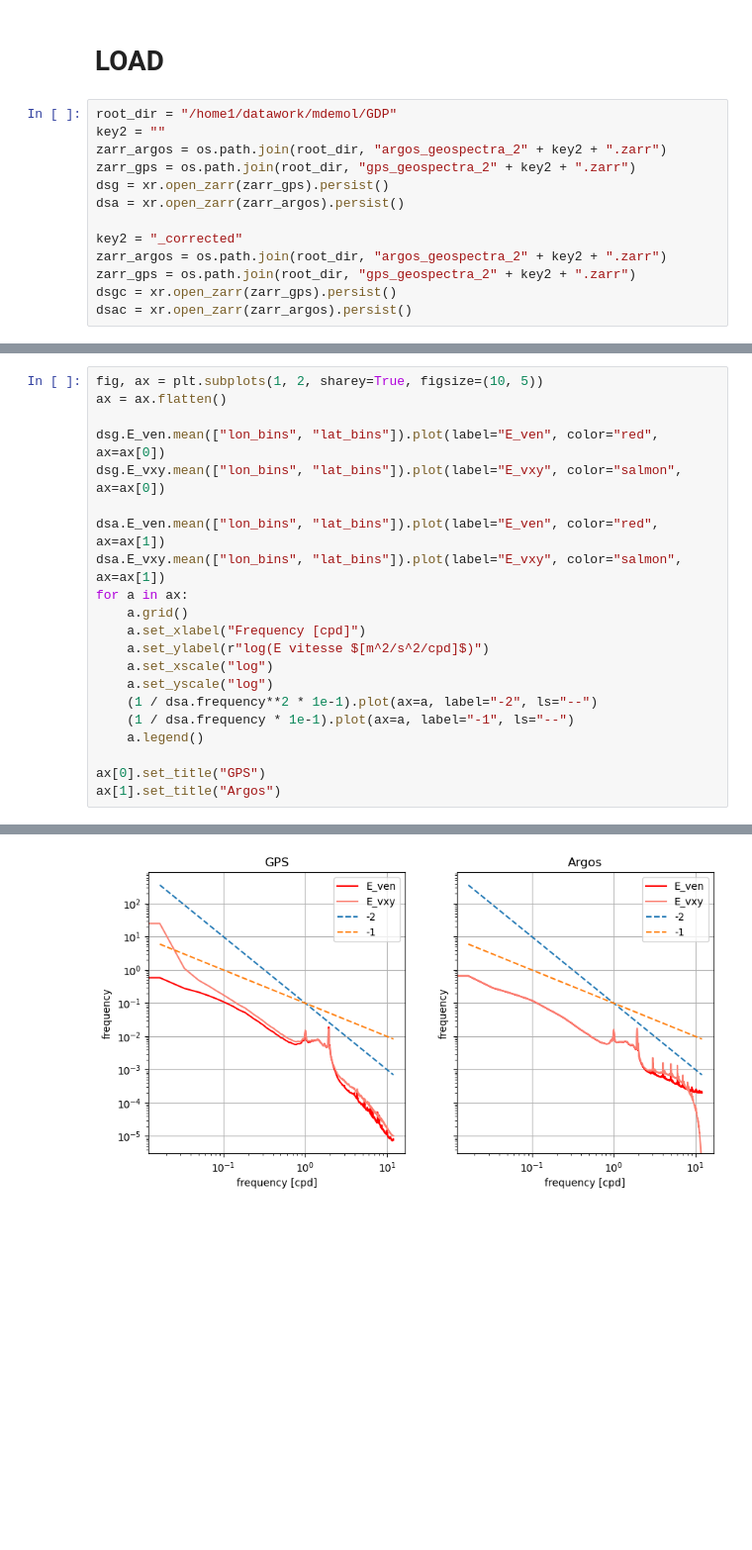
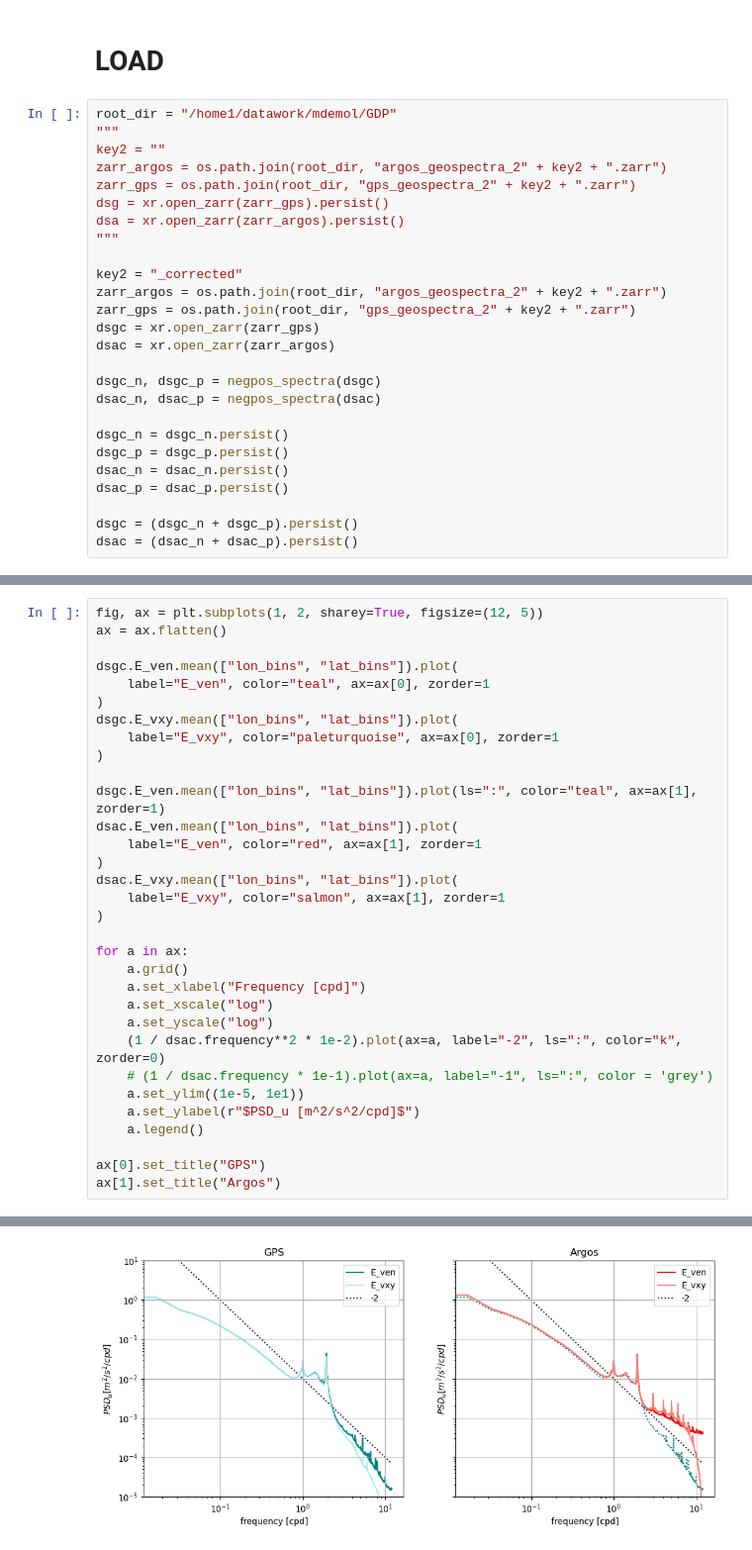
Before and after one commit to margot-demol/PhD, a Jupyter notebook: GDP/diag_spectral_analysis.ipynb, the cells around one changed output, grey strips where cells are left out. Shown at 99% size. Saved outputs shown, nothing was run; the diff lists cells and outputs as text; blank space fills up the shorter version.

Commit message:
noise integration and fit on spectra

```diff
--- a/GDP/diag_spectral_analysis.ipynb
+++ b/GDP/diag_spectral_analysis.ipynb
@@ -63,14 +63,27 @@ Workers
 # LOAD
 # %%
 root_dir = "/home1/datawork/mdemol/GDP"
+"""
 key2 = ""
 zarr_argos = os.path.join(root_dir, "argos_geospectra_2" + key2 + ".zarr")
 zarr_gps = os.path.join(root_dir, "gps_geospectra_2" + key2 + ".zarr")
 dsg = xr.open_zarr(zarr_gps).persist()
 dsa = xr.open_zarr(zarr_argos).persist()
+"""
 
 key2 = "_corrected"
 zarr_argos = os.path.join(root_dir, "argos_geospectra_2" + key2 + ".zarr")
 zarr_gps = os.path.join(root_dir, "gps_geospectra_2" + key2 + ".zarr")
-dsgc = xr.open_zarr(zarr_gps).persist()
-dsac = xr.open_zarr(zarr_argos).persist()
+dsgc = xr.open_zarr(zarr_gps)
+dsac = xr.open_zarr(zarr_argos)
+
+dsgc_n, dsgc_p = negpos_spectra(dsgc)
+dsac_n, dsac_p = negpos_spectra(dsac)
+
+dsgc_n = dsgc_n.persist()
+dsgc_p = dsgc_p.persist()
+dsac_n = dsac_n.persist()
+dsac_p = dsac_p.persist()
+
+dsgc = (dsgc_n + dsgc_p).persist()
+dsac = (dsac_n + dsac_p).persist()
@@ -85,25 +93,36 @@ _______
 # %%
-fig, ax = plt.subplots(1, 2, sharey=True, figsize=(10, 5))
+fig, ax = plt.subplots(1, 2, sharey=True, figsize=(12, 5))
 ax = ax.flatten()
 
-dsg.E_ven.mean(["lon_bins", "lat_bins"]).plot(label="E_ven", color="red", ax=ax[0])
-dsg.E_vxy.mean(["lon_bins", "lat_bins"]).plot(label="E_vxy", color="salmon", ax=ax[0])
+dsgc.E_ven.mean(["lon_bins", "lat_bins"]).plot(
+    label="E_ven", color="teal", ax=ax[0], zorder=1
+)
+dsgc.E_vxy.mean(["lon_bins", "lat_bins"]).plot(
+    label="E_vxy", color="paleturquoise", ax=ax[0], zorder=1
+)
 
-dsa.E_ven.mean(["lon_bins", "lat_bins"]).plot(label="E_ven", color="red", ax=ax[1])
-dsa.E_vxy.mean(["lon_bins", "lat_bins"]).plot(label="E_vxy", color="salmon", ax=ax[1])
+dsgc.E_ven.mean(["lon_bins", "lat_bins"]).plot(ls=":", color="teal", ax=ax[1], zorder=1)
+dsac.E_ven.mean(["lon_bins", "lat_bins"]).plot(
+    label="E_ven", color="red", ax=ax[1], zorder=1
+)
+dsac.E_vxy.mean(["lon_bins", "lat_bins"]).plot(
+    label="E_vxy", color="salmon", ax=ax[1], zorder=1
+)
+
 for a in ax:
     a.grid()
     a.set_xlabel("Frequency [cpd]")
-    a.set_ylabel(r"log(E vitesse $[m^2/s^2/cpd]$)")
     a.set_xscale("log")
     a.set_yscale("log")
-    (1 / dsa.frequency**2 * 1e-1).plot(ax=a, label="-2", ls="--")
-    (1 / dsa.frequency * 1e-1).plot(ax=a, label="-1", ls="--")
+    (1 / dsac.frequency**2 * 1e-2).plot(ax=a, label="-2", ls=":", color="k", zorder=0)
+    # (1 / dsac.frequency * 1e-1).plot(ax=a, label="-1", ls=":", color = 'grey')
+    a.set_ylim((1e-5, 1e1))
+    a.set_ylabel(r"$PSD_u [m^2/s^2/cpd]$")
     a.legend()
 
 ax[0].set_title("GPS")
 ax[1].set_title("Argos")
 # %% [output]
 Text(0.5, 1.0, 'Argos')
-[figure, old version]
+[figure, new version]
 # %%
```
Also changed, not shown: parts of 16 cells of this notebook, 24 other files.
